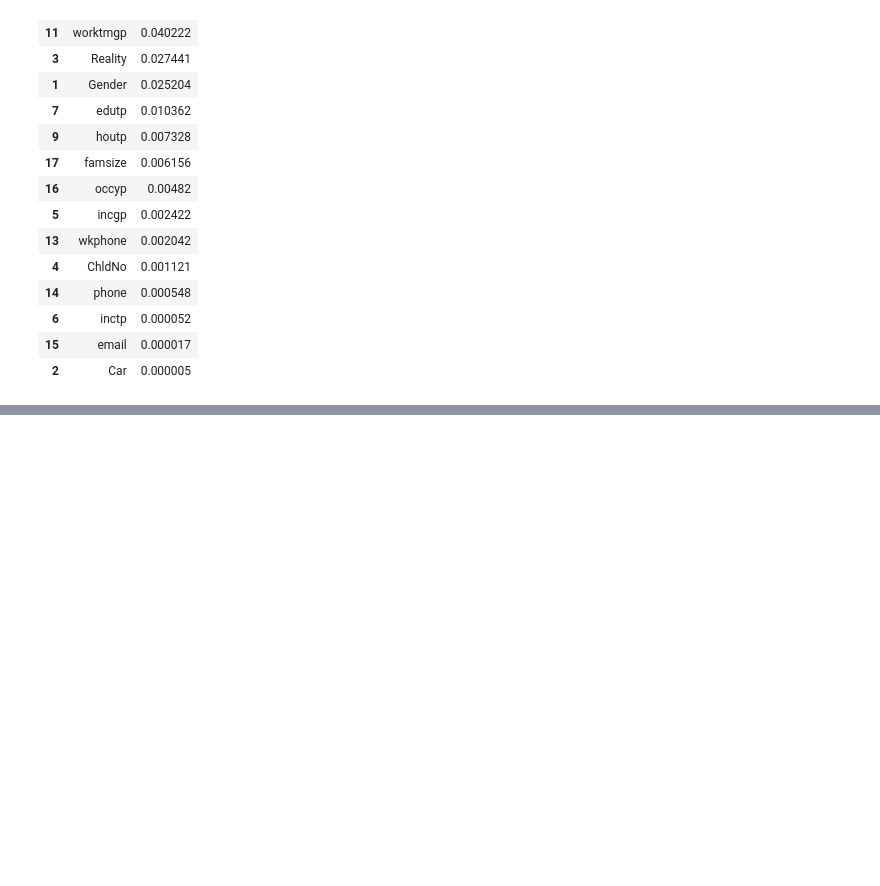
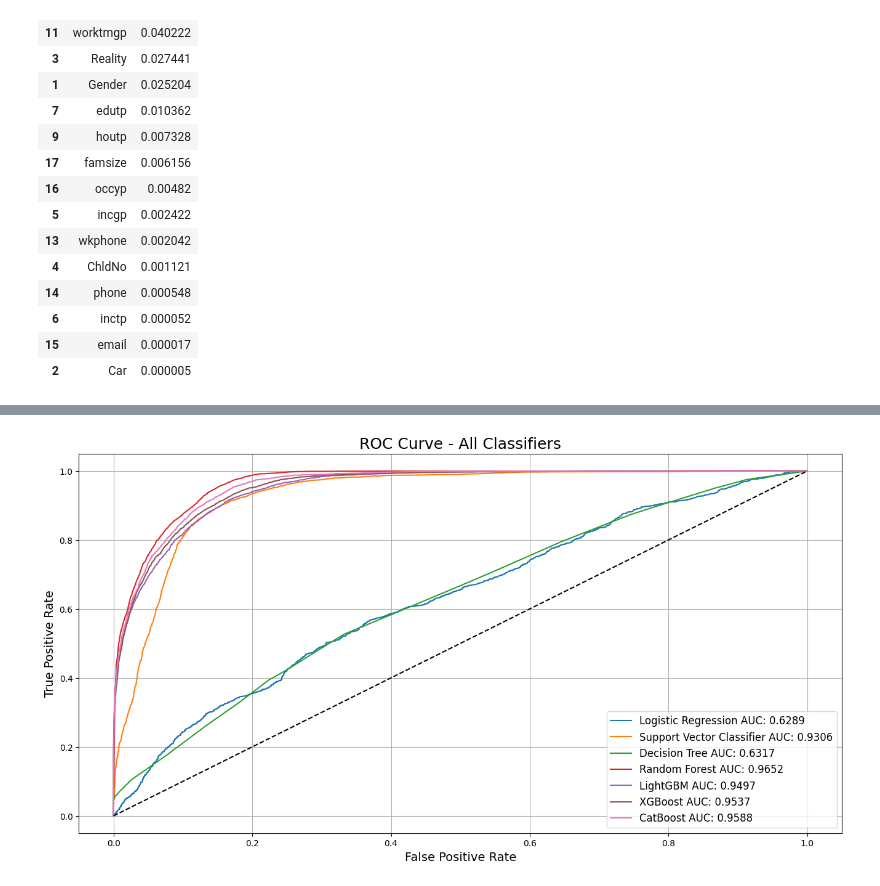
Before and after one commit to hduongg09/credit_prediction, a Jupyter notebook: project_1.ipynb, the cells around one changed output, grey strips where cells are left out. Saved outputs shown, nothing was run; the diff lists cells and outputs as text; code cells hidden in the pictures; blank space fills up the shorter version.

```diff
--- a/project_1.ipynb
+++ b/project_1.ipynb
@@ -746,0 +946,17 @@ print(new_data)
+# %%
+from sklearn.model_selection import cross_val_predict
+
+# Lấy output cho các mô hình – để vẽ ROC hoặc tính AUC
+log_reg_pred = cross_val_predict(log_reg, X_train, y_train, cv=5, method='decision_function')
+
+svc_pred = cross_val_predict(svc, X_train, y_train, cv=5, method='decision_function')
+
+tree_pred = cross_val_predict(tree_clf, X_train, y_train, cv=5, method='predict_proba')[:, 1]
+
+rf_pred = cross_val_predict(rf_clf, X_train, y_train, cv=5, method='predict_proba')[:, 1]
+
+lgbm_pred = cross_val_predict(lgbm_clf, X_train, y_train, cv=5, method='predict_proba')[:, 1]
+
+xgb_pred = cross_val_predict(xgb_clf, X_train, y_train, cv=5, method='predict_proba')[:, 1]
+
+catboost_pred = cross_val_predict(catboost_clf, X_train, y_train, cv=5, method='predict_proba')[:, 1]
@@ -746,0 +999,43 @@ print(new_data)
+# %%
+from sklearn.metrics import roc_curve, roc_auc_score
+import matplotlib.pyplot as plt
+
+# Tính fpr, tpr cho từng mô hình
+log_fpr, log_tpr, _ = roc_curve(y_train, log_reg_pred)
+svc_fpr, svc_tpr, _ = roc_curve(y_train, svc_pred)
+tree_fpr, tree_tpr, _ = roc_curve(y_train, tree_pred)
+rf_fpr, rf_tpr, _ = roc_curve(y_train, rf_pred)
+lgbm_fpr, lgbm_tpr, _ = roc_curve(y_train, lgbm_pred)
+xgb_fpr, xgb_tpr, _ = roc_curve(y_train, xgb_pred)
+cat_fpr, cat_tpr, _ = roc_curve(y_train, catboost_pred)
+
+def graph_roc_curve_multiple(models_roc_data):
+    plt.figure(figsize=(16, 8))
+    plt.title('ROC Curve - All Classifiers', fontsize=18)
+
+    # Vẽ từng đường ROC
+    for model_name, (fpr, tpr, y_score) in models_roc_data.items():
+        auc_score = roc_auc_score(y_train, y_score)
+        plt.plot(fpr, tpr, label=f'{model_name} AUC: {auc_score:.4f}')
+
+    # Đường baseline
+    plt.plot([0, 1], [0, 1], 'k--')
+
+    plt.xlabel('False Positive Rate', fontsize=14)
+    plt.ylabel('True Positive Rate', fontsize=14)
+    plt.legend(fontsize=12)
+    plt.grid(True)
+    plt.show()
+models_roc_data = {
+    'Logistic Regression': (log_fpr, log_tpr, log_reg_pred),
+    'Support Vector Classifier': (svc_fpr, svc_tpr, svc_pred),
+    'Decision Tree': (tree_fpr, tree_tpr, tree_pred),
+    'Random Forest': (rf_fpr, rf_tpr, rf_pred),
+    'LightGBM': (lgbm_fpr, lgbm_tpr, lgbm_pred),
+    'XGBoost': (xgb_fpr, xgb_tpr, xgb_pred),
+    'CatBoost': (cat_fpr, cat_tpr, catboost_pred)
+}
+
+graph_roc_curve_multiple(models_roc_data)
+# %% [output]
+[figure, added]
```
Also changed, not shown: parts of 19 cells of this notebook.
